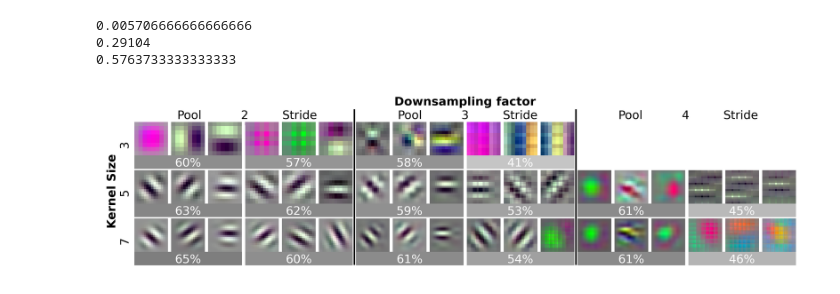
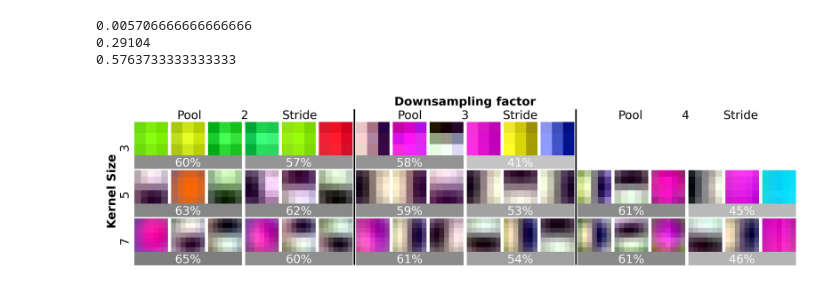
Before and after one commit to fabioseel/receptive-fields, a Jupyter notebook: src/areadne_plot.ipynb, the cells around one changed output. Cells and saved outputs as stored; diff of their text form; code cells hidden in the pictures.

Commit message:
fix: bug in areadne plot script

```diff
--- a/src/areadne_plot.ipynb
+++ b/src/areadne_plot.ipynb
@@ -26,10 +27,11 @@ stride_networks = ["../models/areadne_submission/stride_large_ks3",
 "../models/areadne_grid_factor3/stride_large",
 "../models/areadne_grid_factor4/stride_large"]
 # %%
+layer = 0
 pool_rfs = []
 for mpath in tqdm(pool_networks):
     model = load_model(mpath).get_sequential()
-    eff_rfs = effective_receptive_field(model[:4], n_batch=1, fill_value=0.5)
+    eff_rfs = effective_receptive_field(model[:1], n_batch=1, fill_value=0.5)
     order = torch.argsort(eff_rfs.abs().sum(axis=(1,2,3)), descending=True)
     rel_rfs = eff_rfs[order[:3]]
     pool_rfs.append(rel_rfs)
@@ -37,7 +39,7 @@ for mpath in tqdm(pool_networks):
 stride_rfs = []
 for mpath in tqdm(stride_networks):
     model = load_model(mpath).get_sequential()
-    eff_rfs = effective_receptive_field(model[:3], n_batch=1, fill_value=0.5)
+    eff_rfs = effective_receptive_field(model[:1], n_batch=1, fill_value=0.5)
     order = torch.argsort(eff_rfs.abs().sum(axis=(1,2,3)), descending=True)
     rel_rfs = eff_rfs[order[:3]]
     stride_rfs.append(rel_rfs)
@@ -77,6 +79,7 @@ methods = ["Pool", "Stride"]
 # Set up the figure and axes
 gridspec={"left":0.04, "right":1, "top":0.88, "bottom":0.05, "wspace":0.1, "hspace":0.1}
 width = (1-gridspec['left'])
+hstep = (gridspec['top']-gridspec['bottom'])/3
 fig, axes = plt.subplots(3, 18, figsize=(6.5, 1.6), gridspec_kw=gridspec) # 6.5/gridspec['top']*(1-gridspec['left']) /6
 
 # fig.patches.append(Rectangle((gridspec["left"]+width/3, 0), width/3, .92, transform=fig.transFigure, color='lightgray', alpha=1, zorder=-1))
@@ -113,32 +116,32 @@ fig.text(0.0, gridspec['top']/2, 'Kernel Size', va='center', ha='left', rotation
 # Vertical Lines
 extra = 0.00025
 step = width/18+extra
 for i in range(0,7):
     # if i%2 ==0:
         xpos = gridspec["left"]-0.002 + step * i*3
         top = 0.92 if i%2 ==0 else 0.82
         fig.add_artist(lines.Line2D([xpos,xpos], [0.008, top], color="white", linewidth=2.2))
         if i%2==0 and i!=0 and i!=6:
             fig.add_artist(lines.Line2D([xpos,xpos], [0.008, top], color="black", linewidth=1))
 
 hextra = -0.008
 hstep = gridspec['top']/3 +hextra
 # Horizontal lines
 for y in range(3):
     ypos = hstep * (y+0.02)
     print(ypos)
     for i in range(0,6):
         perf = perf_matrix[2-y,i]
         if not np.isnan(perf):
             xpos = gridspec["left"]-0.001 + step * i*3 - 0.001
             c=1-(perf-20)/90
             fig.patches.append(Rectangle((xpos, ypos), width/6, hstep*0.25, transform=fig.transFigure, color=(c,c,c), alpha=1, zorder=-1))
             fig.text(xpos+width/12, ypos-0.005, str(round(perf))+"%", va='bottom', ha='center', fontsize=8, color="white")
         # fig.add_artist(lines.Line2D([xpos+0.02,xpos+width/6-0.02], [ypos, ypos], color="black", linewidth=15, zorder=1))
 # plt.tight_layout()
-plt.savefig('../doc/imgs/rf_comp.png', format='png')
+# plt.savefig('../doc/imgs/rf_comp.png', format='png')
 # %% [output]
 0.005706666666666666
 0.29104
 0.5763733333333333
-[figure, old version]
+[figure, new version]
```
Also changed, not shown: parts of 1 cell of this notebook.
